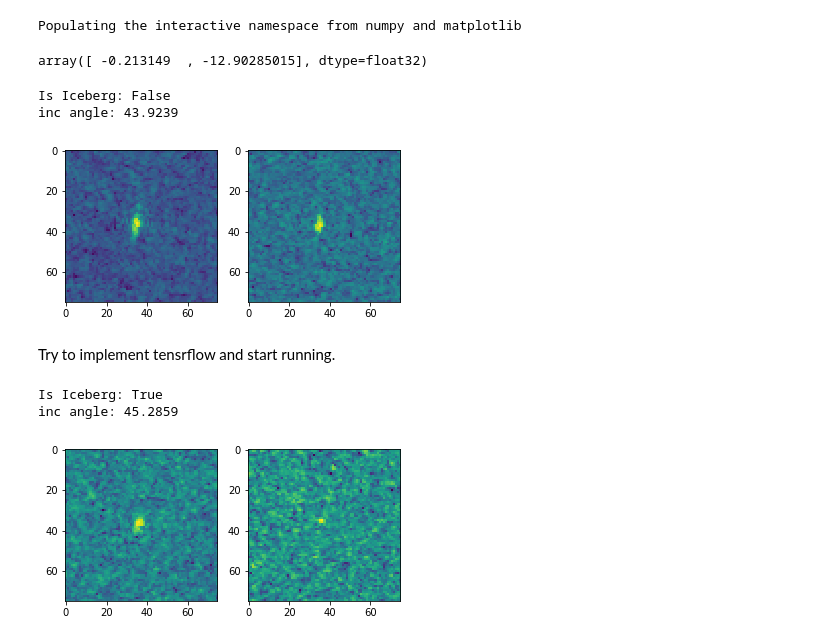
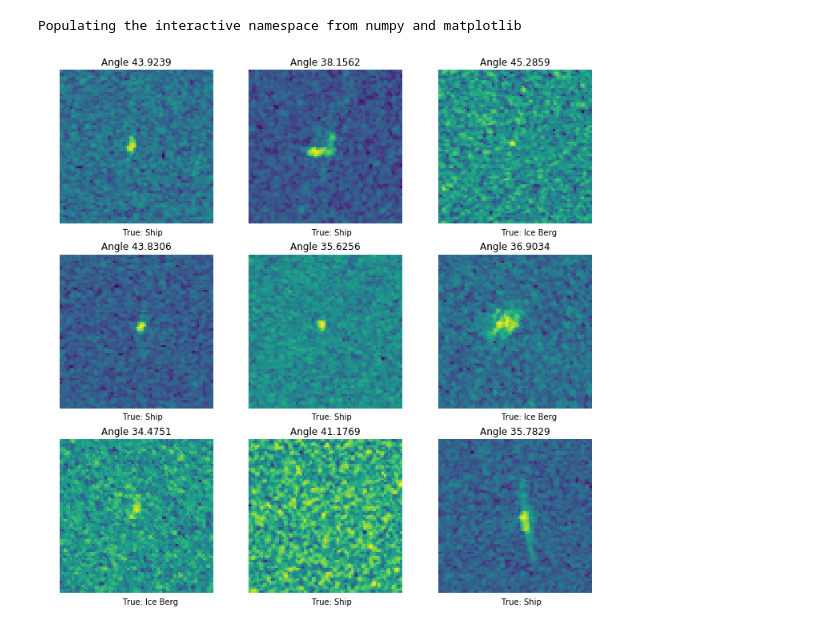
Before and after one commit to Mrcommonzzz/627_Project2, a Jupyter notebook: Project2.ipynb, the cells around one changed output. Saved outputs shown, nothing was run; the diff lists cells and outputs as text; code cells hidden in the pictures.

Commit message:
Cooler plot for data

```diff
--- a/Project2.ipynb
+++ b/Project2.ipynb
@@ -26,35 +27,24 @@ def read_jason(file_path):
     del band1, band2
 
     return df, bands
-# %%
-def show_plt(id, train, bands):
-    test = bands[id].transpose(2,0,1)
-    subplot(1,2,1)
-    # Plot band_1
-    imshow(test[0])
-    subplot(1,2,2)
-    # plot band_2
-    imshow(test[1])
-    print 'Is Iceberg:', bool(train.is_iceberg[id])
-    print 'inc angle:', train.inc_angle[id]
+# %%
+def show_plt(batch, train, bands, band_num=0):
+    test = []
+    figsize(12,12)
+    for i, b in enumerate(batch):
+        subplot(3,3,i+1)
+        imshow(bands[b].transpose(2,0,1)[band_num])
+        axis('off')
+        name = 'Angle ' + str(train.inc_angle[b])
+        title(name)
+        if train.is_iceberg[b]:
+            text(30, 80, 'True: Ice Berg')
+        else:
+            text(30, 80, 'True: Ship')
 # %%
-json_path = 'data-2/processed/train.json'
+json_path = 'data/processed/train.json'
 train, bands = read_jason(json_path)
-# %%
-bands[0][36][35]
-# %% [output]
-array([ -0.213149  , -12.90285015], dtype=float32)
 # %%
-show_plt(0, train, bands)
+show_plt(range(9), train, bands, band_num=1)
 # %% [output]
-Is Iceberg: False
-inc angle: 43.9239
-[figure, old version]
+[figure, new version]
-# %% [markdown]
-Try to implement tensrflow and start running.
-# %%
-show_plt(2, train, bands)
-# %% [output]
-Is Iceberg: True
-inc angle: 45.2859
-[figure, removed]
```
Also changed, not shown: parts of 10 cells of this notebook.
